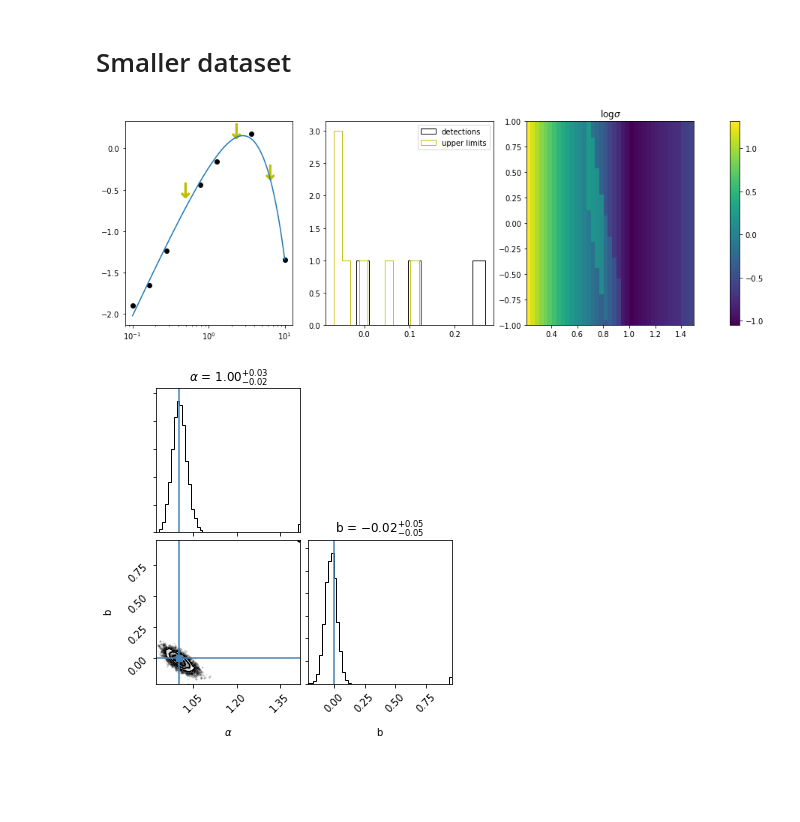
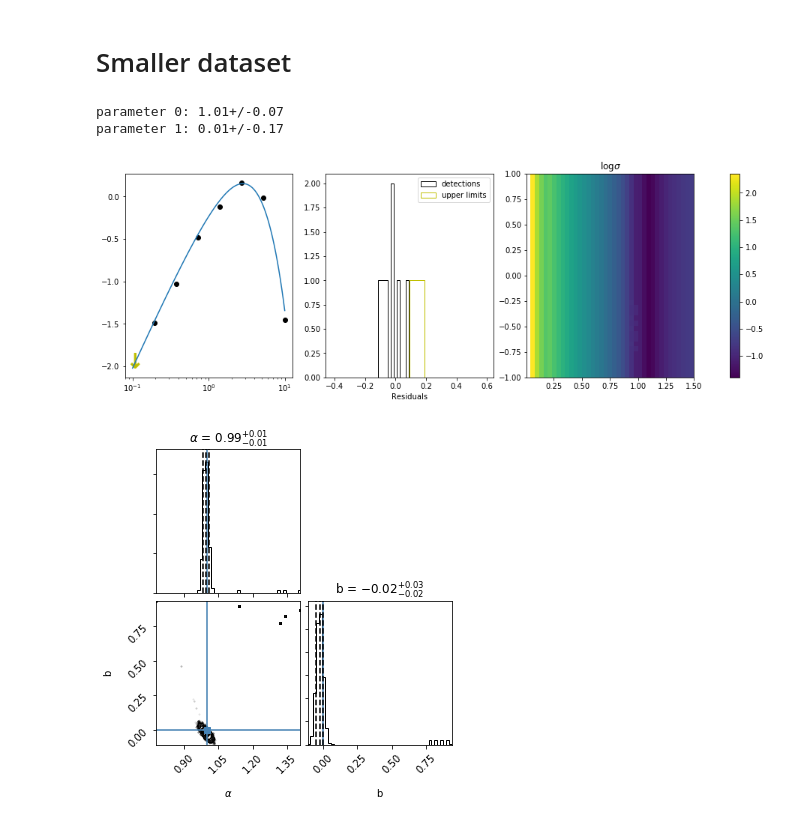
Before and after one commit to KrTis/SA-fitter, a Jupyter notebook: Survival_fitter_example.ipynb, the cells around one changed output. Drawn from its saved outputs; the diff is of its cells as text; code cells hidden in the pictures; blank space fills up the shorter version.

```diff
--- a/Survival_fitter_example.ipynb
+++ b/Survival_fitter_example.ipynb
@@ -58,54 +80,61 @@ corner(S.D,50,labels=[r'$\alpha$','b'], show_titles=True,truths=[1.,0]);
 # %% [markdown]
 # Smaller dataset
 # %%
-from scipy.optimize import minimize
-
 def model(x,θ):
-    # Fake model
+    # Fake model α is θ[0], b is θ[1]
     return θ[1]+np.log10(x**3./(np.exp(x/θ[0])-1))
-limits = np.array([[0.01,1.5],[-1,1]])
-N   = 10 # Number of fake points
+limits = np.array([[0.01,1.5],[-1,1]]) # Parameter bounds
+θbf = np.array([1.,0]) # Simulated α and b
+N   = 8 # Number of fake points
 ν   = np.logspace(-1,1,N) # frequency axis
 νt  = np.logspace(-1,1,100) # for plotting models
 Fm  = model(ν,[1.,0.]) # model evaluation
-F = Fm+np.random.normal(0.,.1,N)
+F = Fm+np.random.normal(0.,.1,N) # Adding gaussian noise with σ=0.1
 
-Δ = np.random.binomial(1,.7,N) # Detected 1, ULs 0
+Δ = np.random.binomial(1,.8,N) # Detected 1, ULs 0
 F[Δ==0]=F[Δ==0]+.09 # Simulating effects of upper limits
 
 # Creating a mesh for plotting σ
-θ0 = np.linspace(0.21,1.5,40)
-θ1 = np.linspace(-1,1,40)
+θ0 = np.linspace(*limits[0],40)
+θ1 = np.linspace(*limits[1],40)
 M  = np.meshgrid(θ0,θ1)
 θ  = np.c_[M[0].flatten(),M[1].flatten()]
 def checknan(f,θ):
     # checks if σ converges, otherwise returns inf
     try:
         return f(θ)
     except:
         return np.inf
-σ_array = np.array([checknan(SED_fitting(ν,F,Δ,model, limits).constrain_σ,θθ) for θθ in θ])
+σ_array = np.array([checknan(SED_fitting(ν,F,Δ,model).constrain_σ,θθ) for θθ in θ])
 σ = np.min(σ_array) # smallest σ on the mesh
 
+# Plotting σ on the mesh
 f, ax = plt.subplots(1,3,figsize=(17,5))
 ax[0].plot(ν[Δ==1],F[Δ==1],'ko')
 ax[0].plot(ν[Δ==0],F[Δ==0],'y.',marker='$\downarrow$',ms=20)
-ax[0].plot(νt,model(νt, [1.,0.]))
+ax[0].plot(νt,model(νt, θbf))
 ax[0].set_xscale('log')
-ax[1].hist(F[Δ==0]-Fm[Δ==0],10,color='k',histtype='step', label='detections')
-ax[1].hist(F[Δ==1]-Fm[Δ==1],10,color='y',histtype='step',label='upper limits')
+ax[1].set_xlabel('Residuals')
+ax[1].hist(F[Δ==1]-Fm[Δ==1],10,color='k',histtype='step', label='detections')
+ax[1].hist(F[Δ==0]-Fm[Δ==0],10,color='y',histtype='step',label='upper limits')
 ax[1].legend()
 ax[2].set_title('$\log\sigma$')
 im=ax[2].pcolormesh(M[0],M[1],np.log10(σ_array).reshape(len(θ1),len(θ1)))
 f.colorbar(im,ax=ax);
 
 # MCMC
+# using 100 walkers and uniform priors
 ndim, nwalkers = 2, 100
 
-p0 = np.c_[np.random.uniform(limits[0,0],limits[0,1],nwalkers),np.random.uniform(limits[1,0],limits[1,1],nwalkers)]
+p0 = np.c_[np.random.uniform(limits[0,0],limits[0,1],nwalkers),
+           np.random.uniform(limits[1,0],limits[1,1],nwalkers)]
 S = SED_fitting(ν,F,Δ,model, limits,σ=σ)
-S.do_mcmc(ndim=2, nwalkers=100, Nsteps=200, priors=p0,crop=50)
-corner(S.D,50,labels=[r'$\alpha$','b'], show_titles=True,truths=[1.,0]);
+S.do_mcmc(ndim=2, nwalkers=100, Nsteps=500, priors=p0,crop=50)
+corner(S.D,50,labels=[r'$\alpha$','b'],
+       show_titles=True,truths=θbf,quantiles=[.16,.5,.84]);
+for i in range(2): print('parameter %d:'%i, ufloat(np.mean(S.D[:,i]),np.std(S.D[:,i])))
 # %% [output]
+parameter 0: 1.01+/-0.07
+parameter 1: 0.01+/-0.17
-[figure, old version]
+[figure, new version]
-[figure, old version]
+[figure, new version]
```
Also changed, not shown: parts of 3 cells of this notebook, 1 other file.
